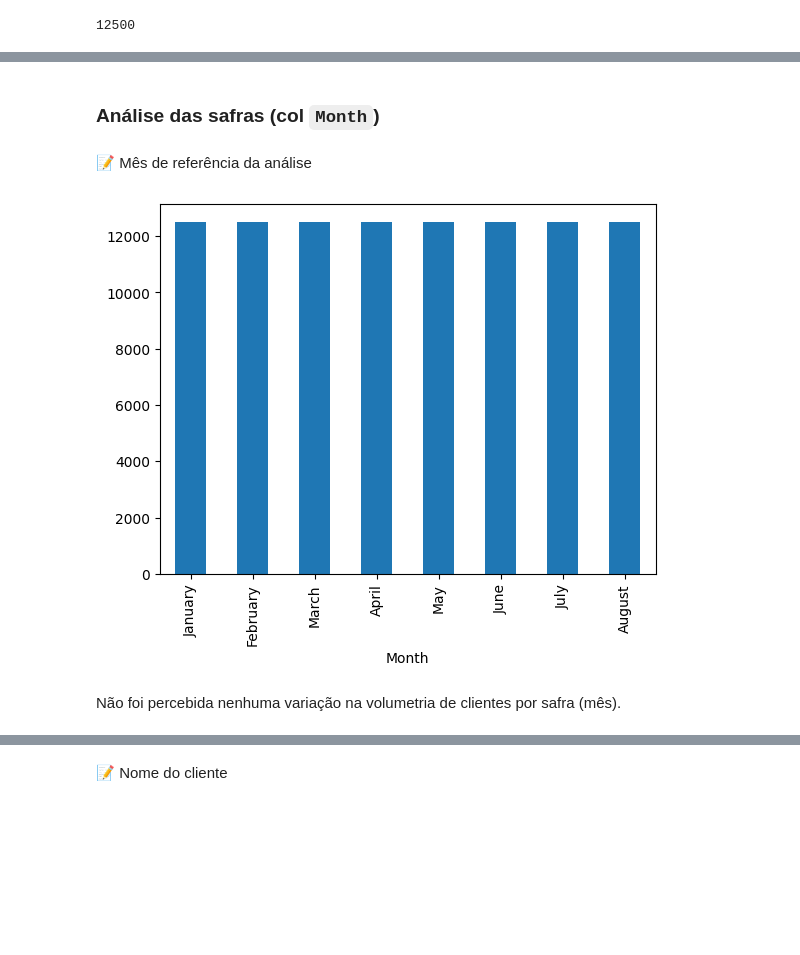
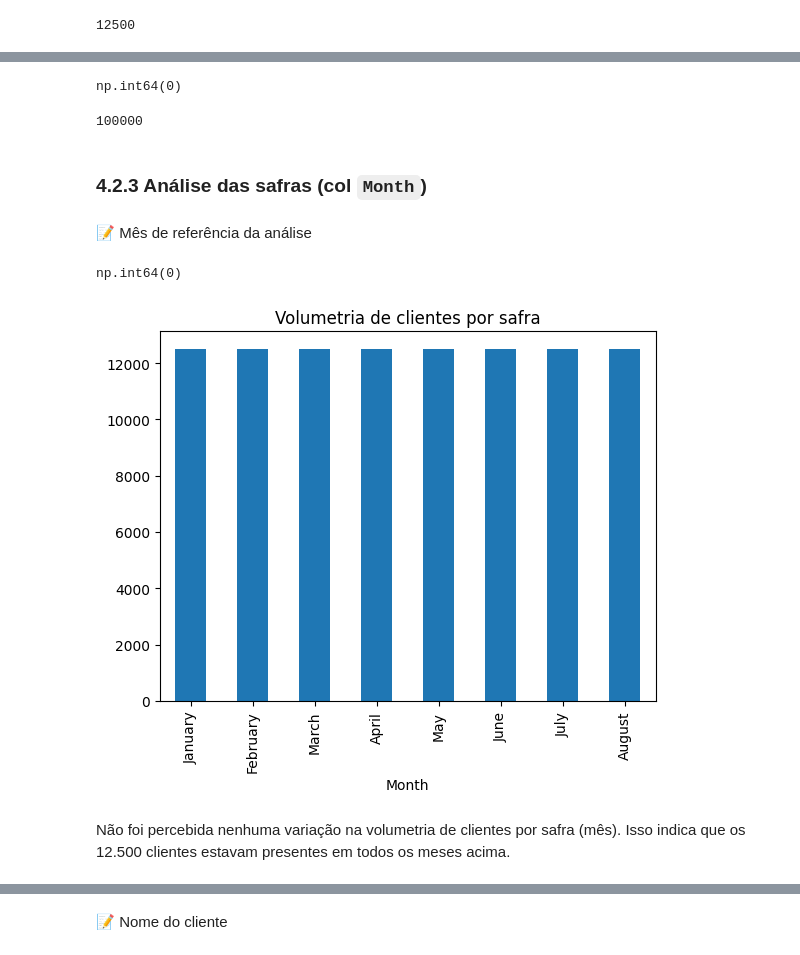
Before and after one commit to deborabmfreitas/credit-score-prediction, a Jupyter notebook: 1.exploratory-data-analysis.ipynb, the cells around one changed output, grey strips where cells are left out. Drawn from its saved outputs; the diff is of its cells as text; code cells hidden in the pictures; blank space fills up the shorter version.

```diff
--- a/1.exploratory-data-analysis.ipynb
+++ b/1.exploratory-data-analysis.ipynb
@@ -164,15 +183,32 @@ train['Customer_ID'].nunique(0)
+# %%
+# Dados ausentes
+
+train['ID'].isna().sum()
+# %% [output]
+np.int64(0)
+# %%
+train['ID'].nunique()
+# %% [output]
+100000
 # %% [markdown]
-### Análise das safras (col `Month`)
+### 4.2.3 Análise das safras (col `Month`)
 # %% [markdown]
 📝 Mês de referência da análise
+# %%
+# Dados ausentes
+
+train['Month'].isna().sum()
+# %% [output]
+np.int64(0)
 # %%
 # Volumetria por safra
 
 train['Month'].value_counts().plot(kind='bar');
+plt.title('Volumetria de clientes por safra');
 # %% [output]
-[figure, old version]
+[figure, new version]
 # %% [markdown]
-Não foi percebida nenhuma variação na volumetria de clientes por safra (mês).
+Não foi percebida nenhuma variação na volumetria de clientes por safra (mês). Isso indica que os 12.500 clientes estavam presentes em todos os meses acima.
 # %%
 # Taxa de maus por safra
 
```
Also changed, not shown: parts of 114 cells of this notebook.
